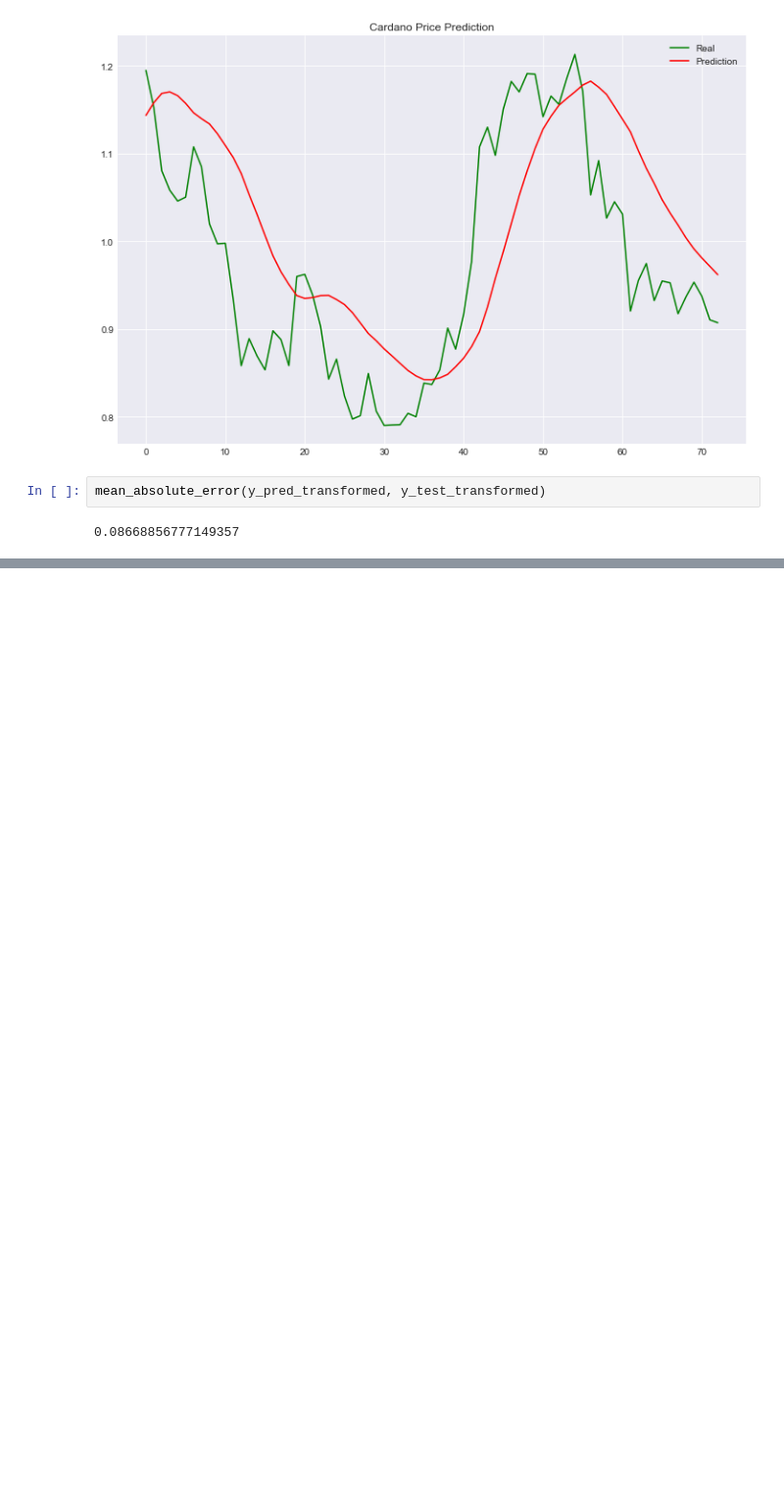
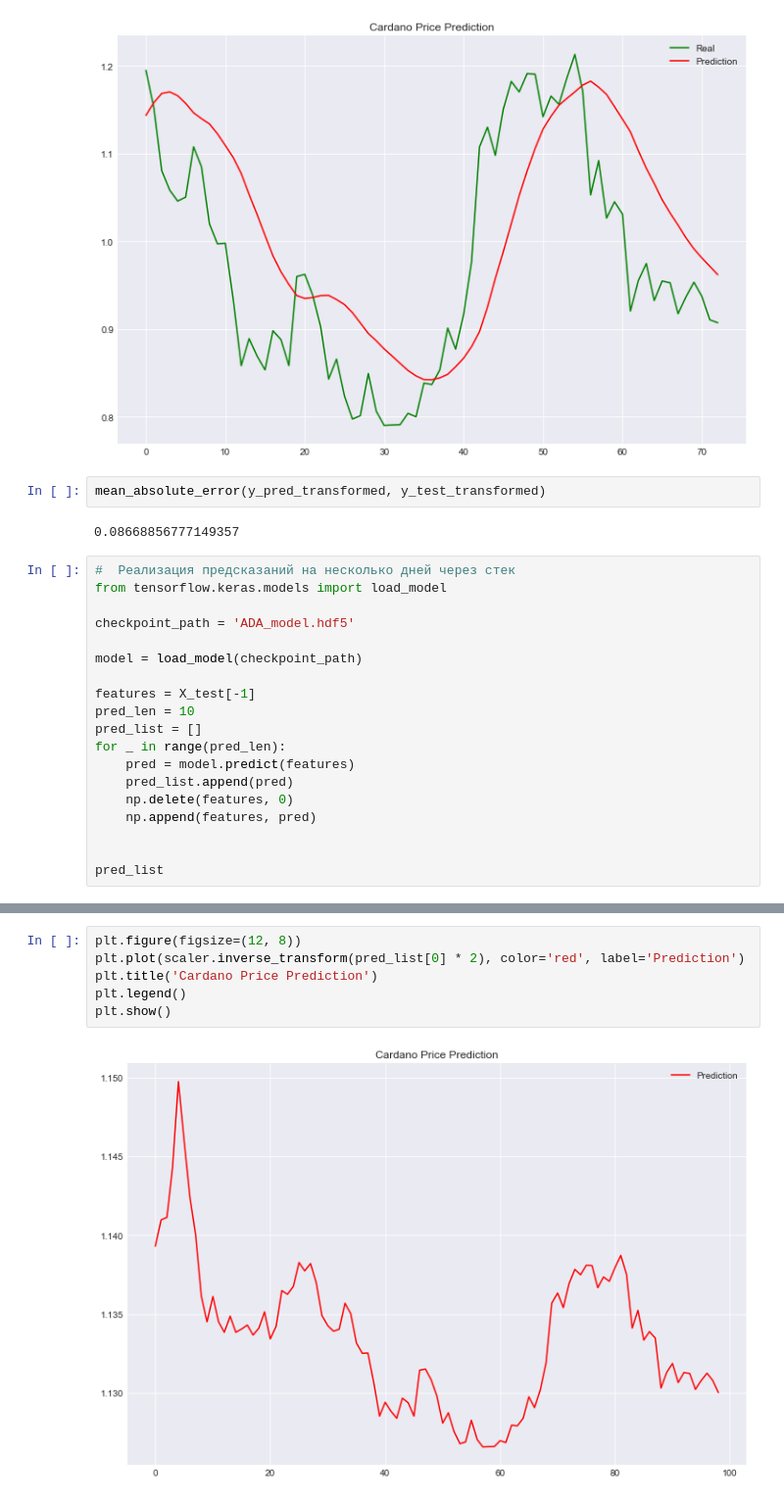
Before and after one commit to blotzartdd/Crypto-Predict-WEB-application, a Jupyter notebook: crypto_models/ADA Predict.ipynb, the cells around one changed output, grey strips where cells are left out. Shown at 98% size. Cells and saved outputs as stored; diff of their text form; blank space fills up the shorter version.

```diff
--- a/crypto_models/ADA Predict.ipynb
+++ b/crypto_models/ADA Predict.ipynb
@@ -237,3 +239,22 @@ plt.show()
 mean_absolute_error(y_pred_transformed, y_test_transformed)
 # %% [output]
 0.08668856777149357
+# %%
+#  Реализация предсказаний на несколько дней через стек
+from tensorflow.keras.models import load_model
+
+checkpoint_path = 'ADA_model.hdf5'
+
+model = load_model(checkpoint_path)
+
+features = X_test[-1]
+pred_len = 10
+pred_list = []
+for _ in range(pred_len):
+    pred = model.predict(features)
+    pred_list.append(pred)
+    np.delete(features, 0)
+    np.append(features, pred)
+
+
+pred_list
@@ -239,0 +280,8 @@ mean_absolute_error(y_pred_transformed, y_test_transformed)
+# %%
+plt.figure(figsize=(12, 8))
+plt.plot(scaler.inverse_transform(pred_list[0] * 2), color='red', label='Prediction')
+plt.title('Cardano Price Prediction')
+plt.legend()
+plt.show()
+# %% [output]
+[figure, added]
```
Also changed, not shown: parts of 3 cells of this notebook, 1 other file.
